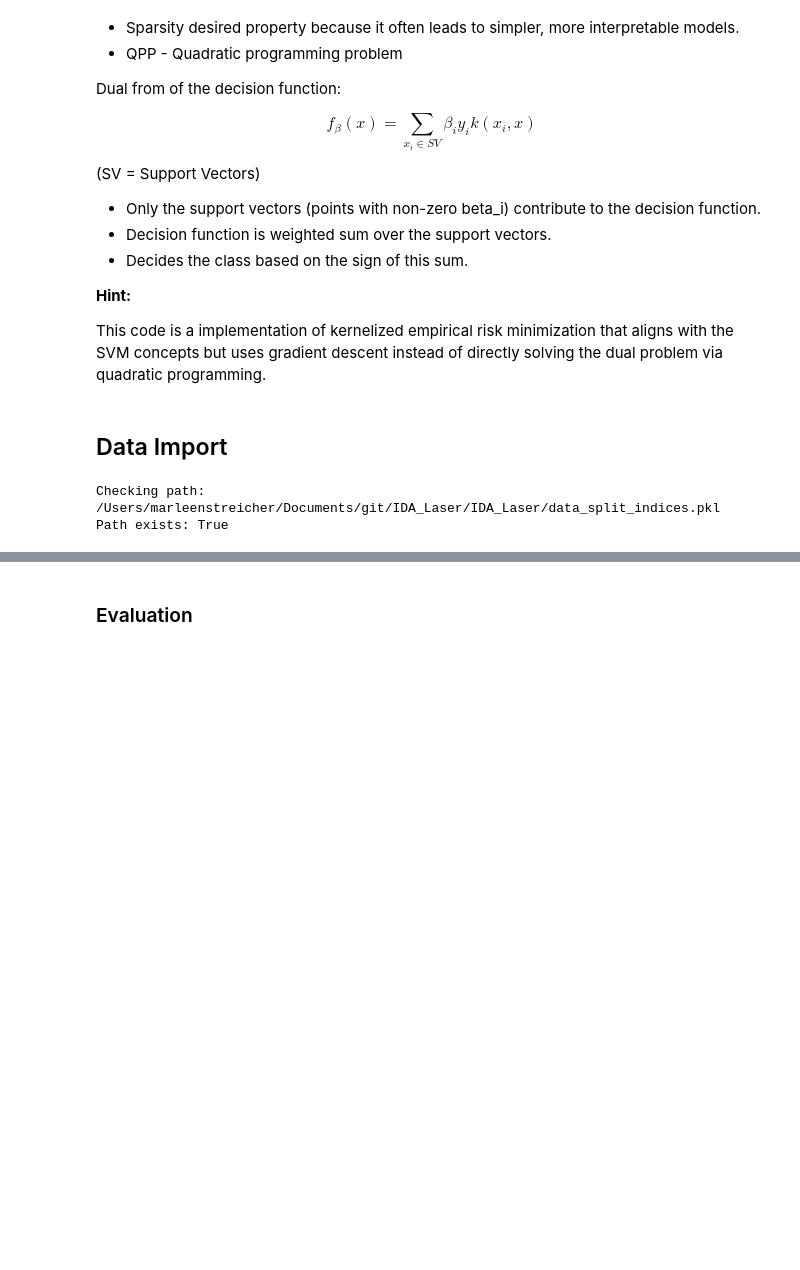
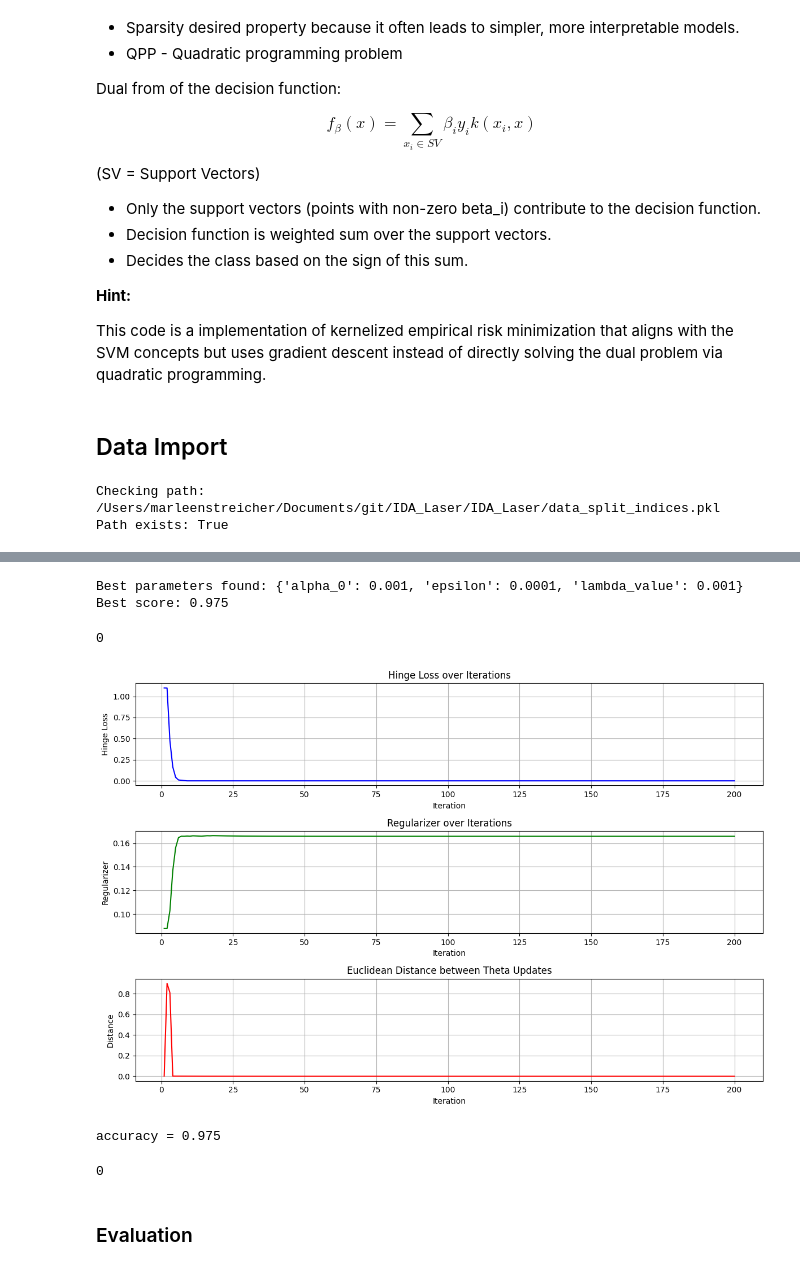
Before and after one commit to MarStreicher/IDA_Laser, a Jupyter notebook: src/classifiers/svm_kernel.ipynb, the cells around one changed output, grey strips where cells are left out. Drawn from its saved outputs; the diff is of its cells as text; code cells hidden in the pictures; blank space fills up the shorter version.

```diff
--- a/src/classifiers/svm_kernel.ipynb
+++ b/src/classifiers/svm_kernel.ipynb
@@ -158,18 +158,33 @@ for params in ParameterGrid(param_grid):
 print("Best parameters found:", best_params)
 print("Best score:", best_score)
 
-os.system('say "Param search endet"')
+os.system('say "Parameter search is ready."')
+# %% [output]
+Best parameters found: {'alpha_0': 0.001, 'epsilon': 0.0001, 'lambda_value': 0.001}
+Best score: 0.975
+0
 # %%
+#Best parameters found: {'alpha_0': 0.001, 'epsilon': 0.0001, 'lambda_value': 0.001}
+
 theta = SvmHelper.regularised_kernel_erm_batch(
     inputs=dataset.train_inputs,
     labels=dataset.train_labels,
     kernel_function=dtw_kernel,
     max_iterations=200,
     alpha=best_params['alpha_0'],
     epsilon=best_params['epsilon'],
-    lbda=best_params['lambda_value']
+    lbda=best_params['lambda_value'],
     verbose=False,
     figure=True
 )
+
+predictions = SvmHelper.predict_kernel(theta=theta, kernel_function=dtw_kernel, test_inputs=dataset.test_inputs, train_inputs=dataset.train_inputs)
+accuracy = accuracy_score(dataset.test_labels, predictions)
+print(f'{accuracy = }')
+os.system('say "Training is ready."')
+# %% [output]
+[figure, added]
+accuracy = 0.975
+0
 # %% [markdown]
 ### Evaluation
```
Also changed, not shown: 6 other files.
